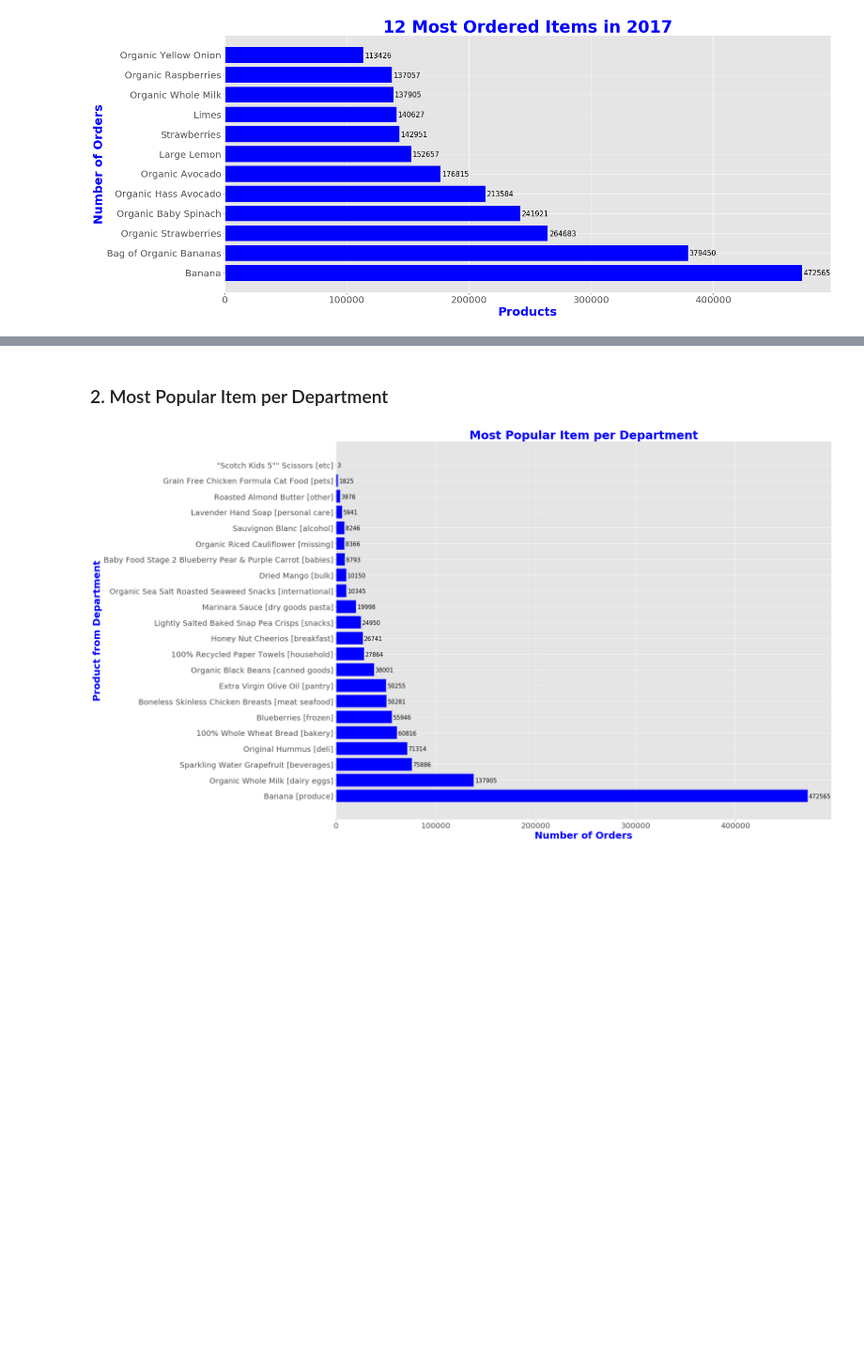
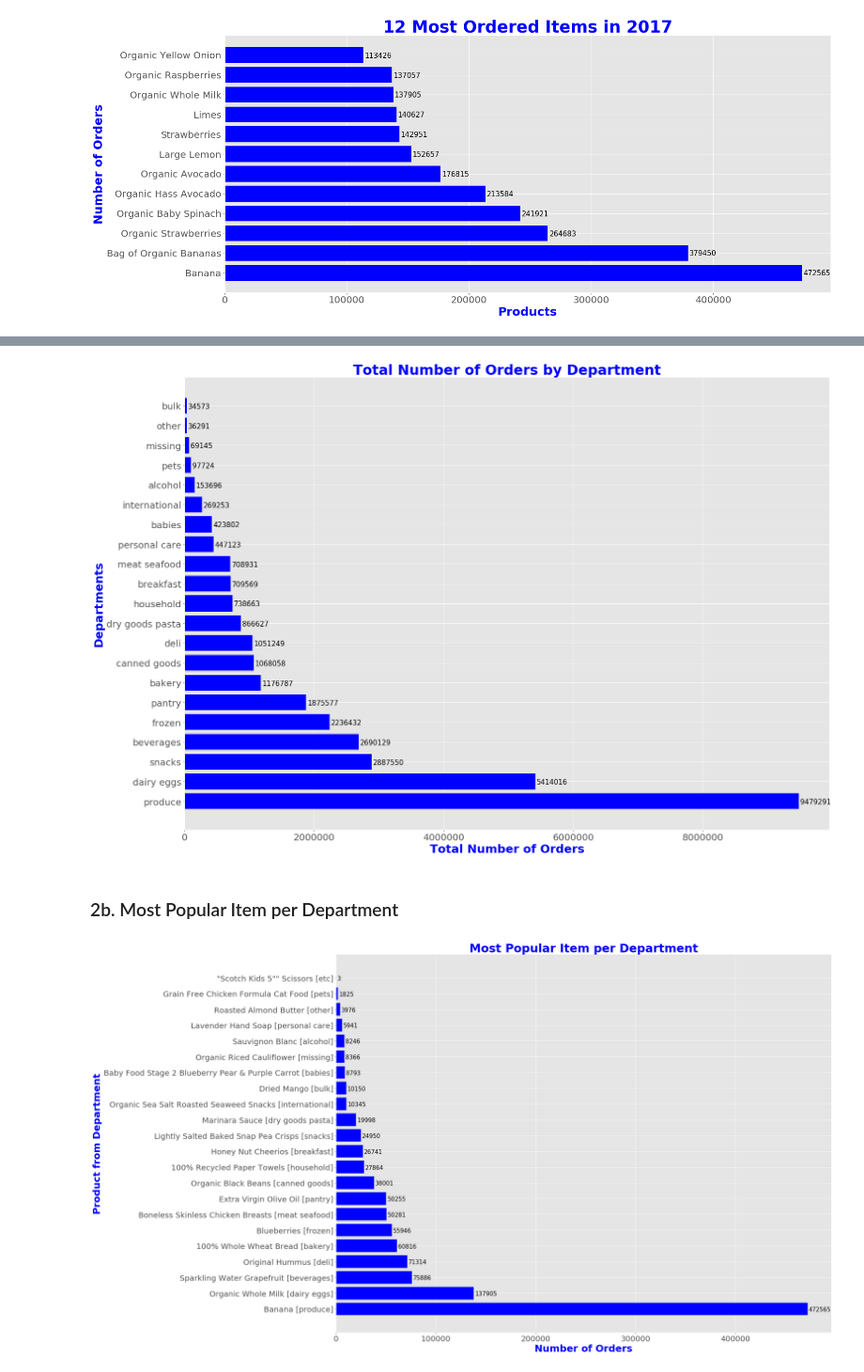
Before and after one commit to WinrichSy/Capstone_Instagram, a Jupyter notebook: Capstone 1 Instacart.ipynb, the cells around one changed output, grey strips where cells are left out. Shown at 94% size. Drawn from its saved outputs; the diff is of its cells as text; code cells hidden in the pictures; blank space fills up the shorter version.

```diff
--- a/Capstone 1 Instacart.ipynb
+++ b/Capstone 1 Instacart.ipynb
@@ -313,0 +366,24 @@ plt.show()
+# %%
+#2a.1 Querying total orders based on department
+#WANT: departments.department, count(products_ordered)
+#order_products.product_id = products.product_id
+#departments.department_id = products.department_id
+
+query = '''SELECT departments.department, total_ordered
+            FROM(
+                SELECT products.department_id, SUM(times_ordered) as total_ordered
+                FROM(
+                    SELECT product_id, COUNT(order_id) as times_ordered
+                    FROM orders_prior
+                    GROUP BY product_id) as sub_sub_query
+                LEFT JOIN products
+                ON products.product_id = sub_sub_query.product_id
+                GROUP BY products.department_id) as sub_query
+            LEFT JOIN departments
+            ON departments.department_id = sub_query.department_id
+            ORDER BY total_ordered DESC
+            '''
+
+total_ordered_by_dept = spark.sql(query).toPandas()
+total_ordered_by_dept.drop(total_ordered_by_dept[total_ordered_by_dept['total_ordered'] < 5].index, inplace=True)
+total_ordered_by_dept
@@ -314,3 +408,20 @@ plt.show()
+# %%
+#2a.2 Bar Graph Total Number of Items Sold per Department
+#TODO: done
+color = 'blue'
+fig, ax = plt.subplots(figsize=(25,18))
+items = ax.barh(total_ordered_by_dept['department'], total_ordered_by_dept['total_ordered'], color = color, align='center')
+plt.xticks(size = 20, rotation=0)
+plt.yticks(size = 20)
+plt.xlabel('Total Number of Orders', size=25, color=color, weight='bold')
+plt.ylabel('Departments', size=25, color=color, weight='bold')
+plt.title('Total Number of Orders by Department', fontsize=30, color=color, weight='bold')
+
+autolabel_h(items)
+
+plt.show()
+# %% [output]
+[figure, added]
 # %% [markdown]
-### 2. Most Popular Item per Department
+### 2b. Most Popular Item per Department
 # %%
```
Also changed, not shown: parts of 10 cells of this notebook.
